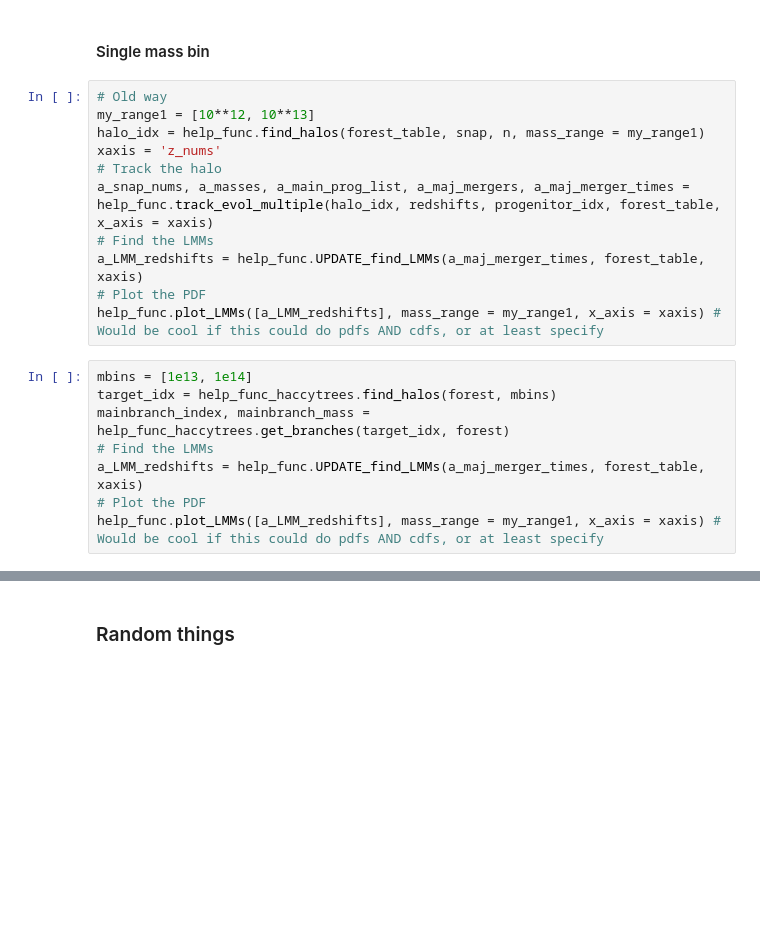
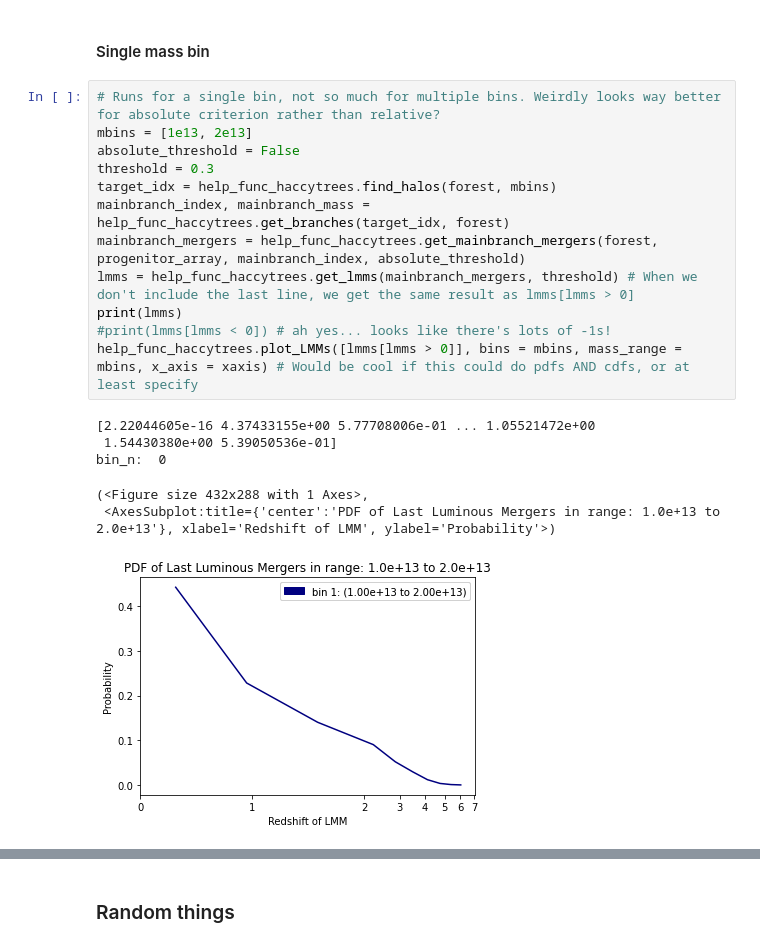
Before and after one commit to acossairt/fossil_groups, a Jupyter notebook: Haccytrees.ipynb, the cells around one changed output, grey strips where cells are left out. Saved outputs shown, nothing was run; the diff lists cells and outputs as text; blank space fills up the shorter version.

Commit message:
Lots of merger stats updates

```diff
--- a/Haccytrees.ipynb
+++ b/Haccytrees.ipynb
@@ -387,22 +330,22 @@ merger_ratio[merger_mask] = forest['tree_node_mass'][main_merger_index[merger_ma
 ## LMM Stats
 # %% [markdown]
 #### Single mass bin
-# %%
-# Old way
-my_range1 = [10**12, 10**13]
-halo_idx = help_func.find_halos(forest_table, snap, n, mass_range = my_range1)
-xaxis = 'z_nums'
-# Track the halo
-a_snap_nums, a_masses, a_main_prog_list, a_maj_mergers, a_maj_merger_times = help_func.track_evol_multiple(halo_idx, redshifts, progenitor_idx, forest_table, x_axis = xaxis)
-# Find the LMMs
-a_LMM_redshifts = help_func.UPDATE_find_LMMs(a_maj_merger_times, forest_table, xaxis)
-# Plot the PDF
-help_func.plot_LMMs([a_LMM_redshifts], mass_range = my_range1, x_axis = xaxis) # Would be cool if this could do pdfs AND cdfs, or at least specify
-# %%
-mbins = [1e13, 1e14]
-target_idx = help_func_haccytrees.find_halos(forest, mbins)
-mainbranch_index, mainbranch_mass = help_func_haccytrees.get_branches(target_idx, forest)
-# Find the LMMs
-a_LMM_redshifts = help_func.UPDATE_find_LMMs(a_maj_merger_times, forest_table, xaxis)
-# Plot the PDF
-help_func.plot_LMMs([a_LMM_redshifts], mass_range = my_range1, x_axis = xaxis) # Would be cool if this could do pdfs AND cdfs, or at least specify
+# %%
+# Runs for a single bin, not so much for multiple bins. Weirdly looks way better for absolute criterion rather than relative?
+mbins = [1e13, 2e13]
+absolute_threshold = False
+threshold = 0.3
+target_idx = help_func_haccytrees.find_halos(forest, mbins)
+mainbranch_index, mainbranch_mass = help_func_haccytrees.get_branches(target_idx, forest)
+mainbranch_mergers = help_func_haccytrees.get_mainbranch_mergers(forest, progenitor_array, mainbranch_index, absolute_threshold)
+lmms = help_func_haccytrees.get_lmms(mainbranch_mergers, threshold) # When we don't include the last line, we get the same result as lmms[lmms > 0]
+print(lmms)
+#print(lmms[lmms < 0]) # ah yes... looks like there's lots of -1s!
+help_func_haccytrees.plot_LMMs([lmms[lmms > 0]], bins = mbins, mass_range = mbins, x_axis = xaxis) # Would be cool if this could do pdfs AND cdfs, or at least specify
+# %% [output]
+[2.22044605e-16 4.37433155e+00 5.77708006e-01 ... 1.05521472e+00
+ 1.54430380e+00 5.39050536e-01]
+bin_n:  0
+(<Figure size 432x288 with 1 Axes>,
+ <AxesSubplot:title={'center':'PDF of Last Luminous Mergers in range: 1.0e+13 to 2.0e+13'}, xlabel='Redshift of LMM', ylabel='Probability'>)
+[figure, added]
```
Also changed, not shown: parts of 35 cells of this notebook, 5 other files.
